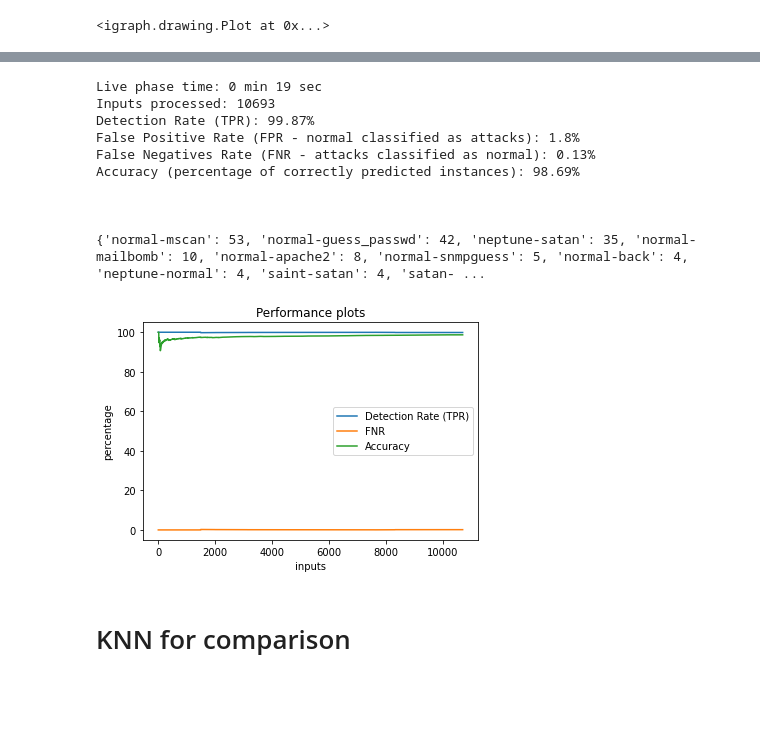
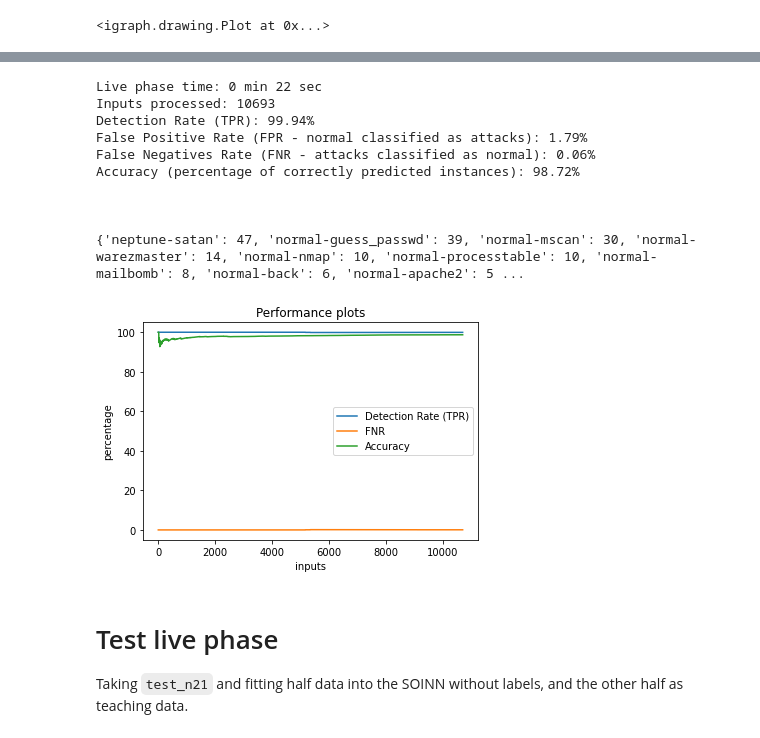
Before and after one commit to marcellorinaldo/SF-SOINN-IDS, a Jupyter notebook: nsl-kdd.ipynb, the cells around one changed output, grey strips where cells are left out. Cells and saved outputs as stored; diff of their text form; code cells hidden in the pictures; blank space fills up the shorter version.

```diff
--- a/nsl-kdd.ipynb
+++ b/nsl-kdd.ipynb
@@ -50,7 +50,7 @@ def train_phase(model, data, labels):
 
     return xs, n_nodes, n_edges, n_del_nodes, n_del_edges
 # %%
-def live_phase(model, data, labels, plots=False, ticks=100):
+def update_phase(model, data, labels, plots=False, ticks=100):
     predicted = []
     # Positive = is an attack
     # Negative = normal connection
@@ -404,17 +408,19 @@ Accuracy (percentage of correctly predicted instances): 90.86%
 # %%
-live_phase(model=s, data=test_21, labels=y_test_21, plots=True, ticks=1)
+update_phase(model=s, data=test_21, labels=y_test_21, plots=True, ticks=1)
 # %% [output]
-Live phase time: 0 min 19 sec
+Live phase time: 0 min 22 sec
 Inputs processed: 10693
-Detection Rate (TPR): 99.87%
-False Positive Rate (FPR - normal classified as attacks): 1.8%
-False Negatives Rate (FNR - attacks classified as normal): 0.13%
-Accuracy (percentage of correctly predicted instances): 98.69%
+Detection Rate (TPR): 99.94%
+False Positive Rate (FPR - normal classified as attacks): 1.79%
+False Negatives Rate (FNR - attacks classified as normal): 0.06%
+Accuracy (percentage of correctly predicted instances): 98.72%
 
 
 
-{'normal-mscan': 53, 'normal-guess_passwd': 42, 'neptune-satan': 35, 'normal-mailbomb': 10, 'normal-apache2': 8, 'normal-snmpguess': 5, 'normal-back': 4, 'neptune-normal': 4, 'saint-satan': 4, 'satan- ...
+{'neptune-satan': 47, 'normal-guess_passwd': 39, 'normal-mscan': 30, 'normal-warezmaster': 14, 'normal-nmap': 10, 'normal-processtable': 10, 'normal-mailbomb': 8, 'normal-back': 6, 'normal-apache2': 5 ...
-[figure, old version]
+[figure, new version]
-# %% [markdown]
-# KNN for comparison
+# %% [markdown]
+# Test live phase
+
+Taking `test_n21` and fitting half data into the SOINN without labels, and the other half as teaching data.
 # %%
```
Also changed, not shown: parts of 14 cells of this notebook, 1 other file.
